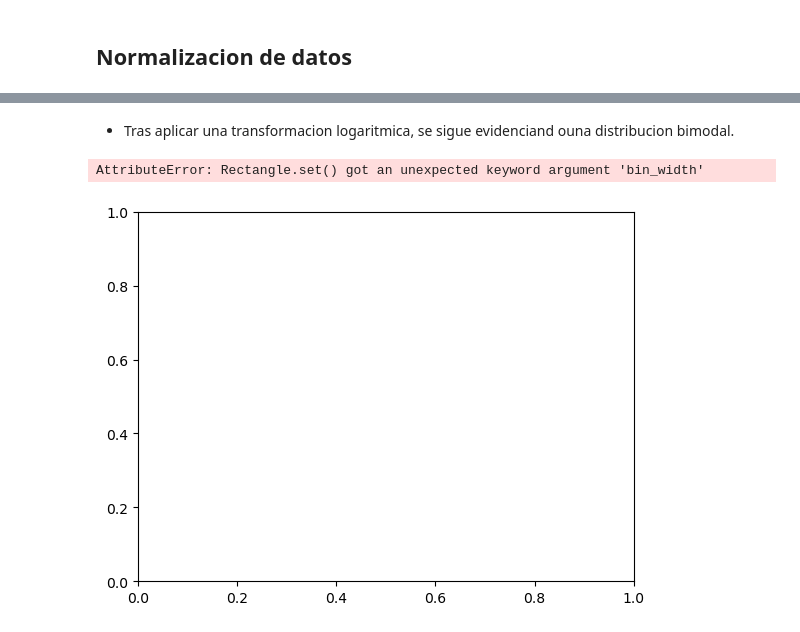
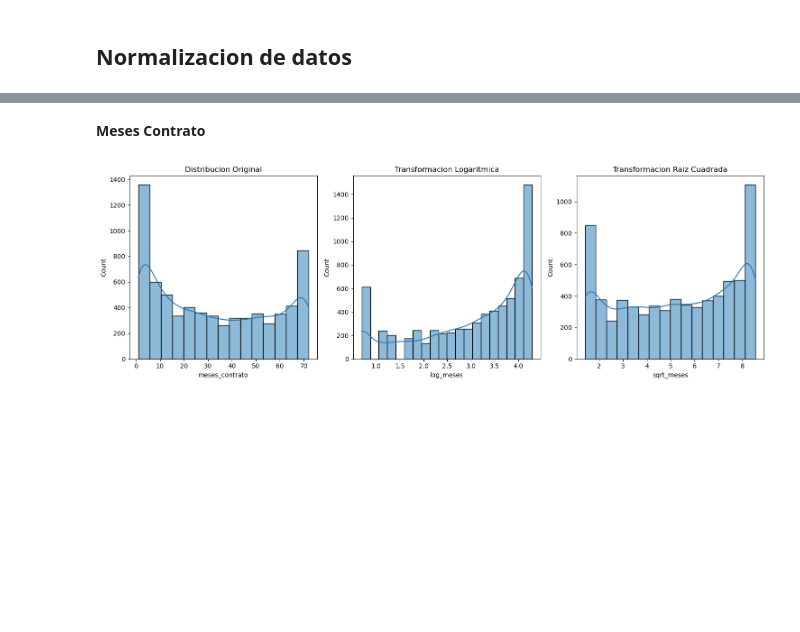
Before and after one commit to jbernalg/challenge_TelecomX_ML, a Jupyter notebook: telecomX_ML_2.ipynb, the cells around one changed output, grey strips where cells are left out. Cells and saved outputs as stored; diff of their text form; code cells hidden in the pictures; blank space fills up the shorter version.

Commit message:
escalado de meses_contrato

```diff
--- a/telecomX_ML_2.ipynb
+++ b/telecomX_ML_2.ipynb
@@ -267,13 +248,28 @@ plt.show()
-# %% [markdown]
-- Tras aplicar una transformacion logaritmica, se sigue evidenciand ouna distribucion bimodal.
-# %%
-# Transformacion cuadratica en meses_contrato
-
-df['sqrt_meses'] = np.sqrt(df['meses_contrato'] + 1)
-BIN_WIDTH = bin_width(df, 'sqrt_meses')
-
-sns.histplot(df['sqrt_meses'], bin_width=BIN_WIDTH, kde=True)
-plt.show()
-# %% [output]
-AttributeError: Rectangle.set() got an unexpected keyword argument 'bin_width'
-[figure, removed]
+# %% [markdown]
+__Meses Contrato__
+# %%
+# visualizacion de la distribucion meses_contrato y las diferentes transformaciones
+
+fig, axes = plt.subplots(1, 3, figsize=(15, 5))
+
+# Distribucion Original
+BIN_WIDTH = bin_width(df, 'meses_contrato')
+sns.histplot(df['meses_contrato'], binwidth=BIN_WIDTH, kde=True, ax=axes[0])
+axes[0].set_title("Distribucion Original")
+
+# Transformacion Logaritmica
+df['log_meses'] = np.log(df['meses_contrato'] + 1)
+BIN_WIDTH = bin_width(df, 'log_meses')
+sns.histplot(df['log_meses'], binwidth=BIN_WIDTH, kde=True, ax=axes[1])
+axes[1].set_title("Transformacion Logaritmica")
+
+# Transformacion Raíz cuadrada
+df['sqrt_meses'] = np.sqrt(df['meses_contrato'] + 1)
+BIN_WIDTH = bin_width(df, 'sqrt_meses')
+sns.histplot(df['sqrt_meses'], binwidth=BIN_WIDTH, kde=True, ax=axes[2])
+axes[2].set_title("Transformacion Raiz Cuadrada")
+
+plt.tight_layout()
+plt.show()
+# %% [output]
+[figure, added]
```
Also changed, not shown: parts of 6 cells of this notebook.
